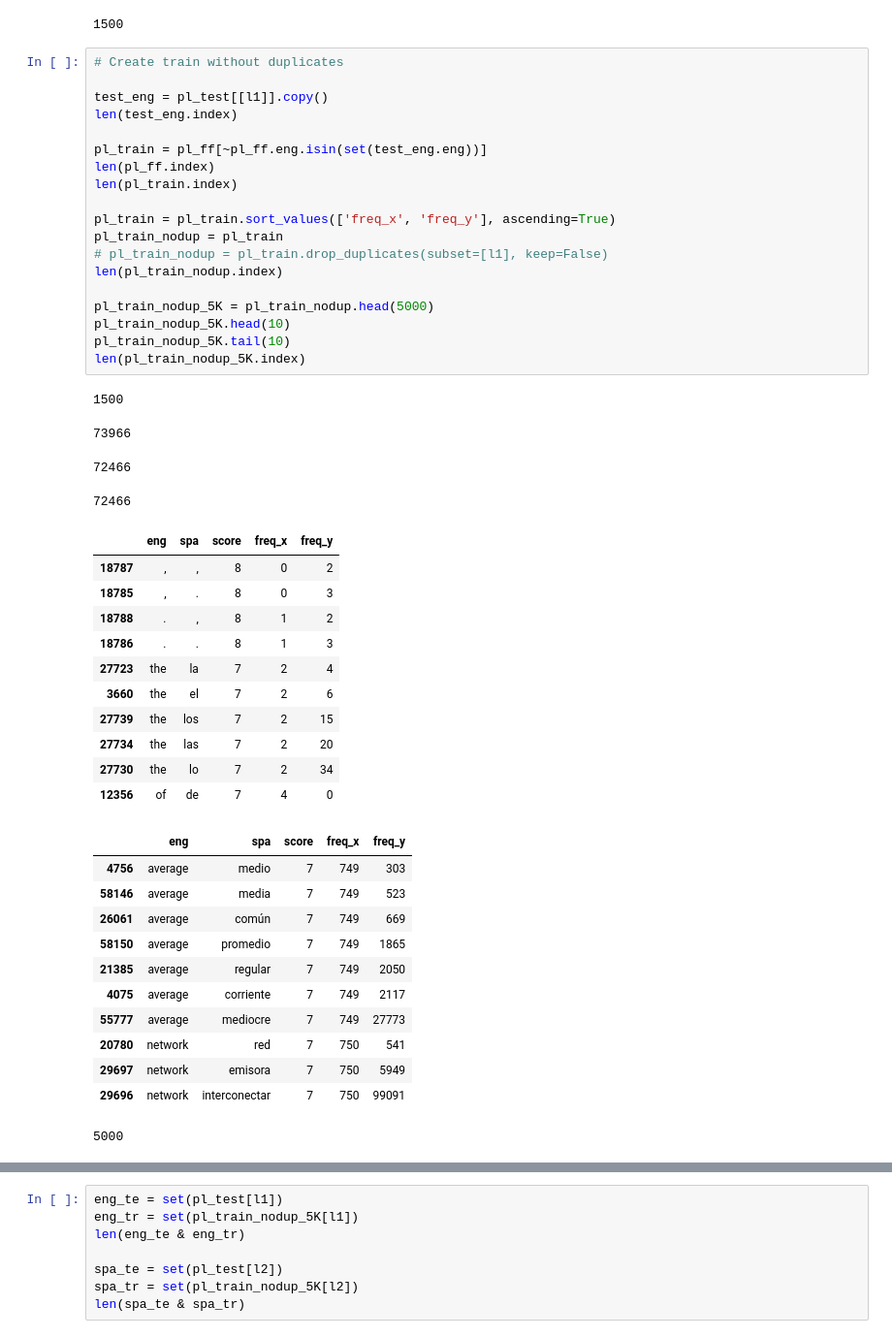
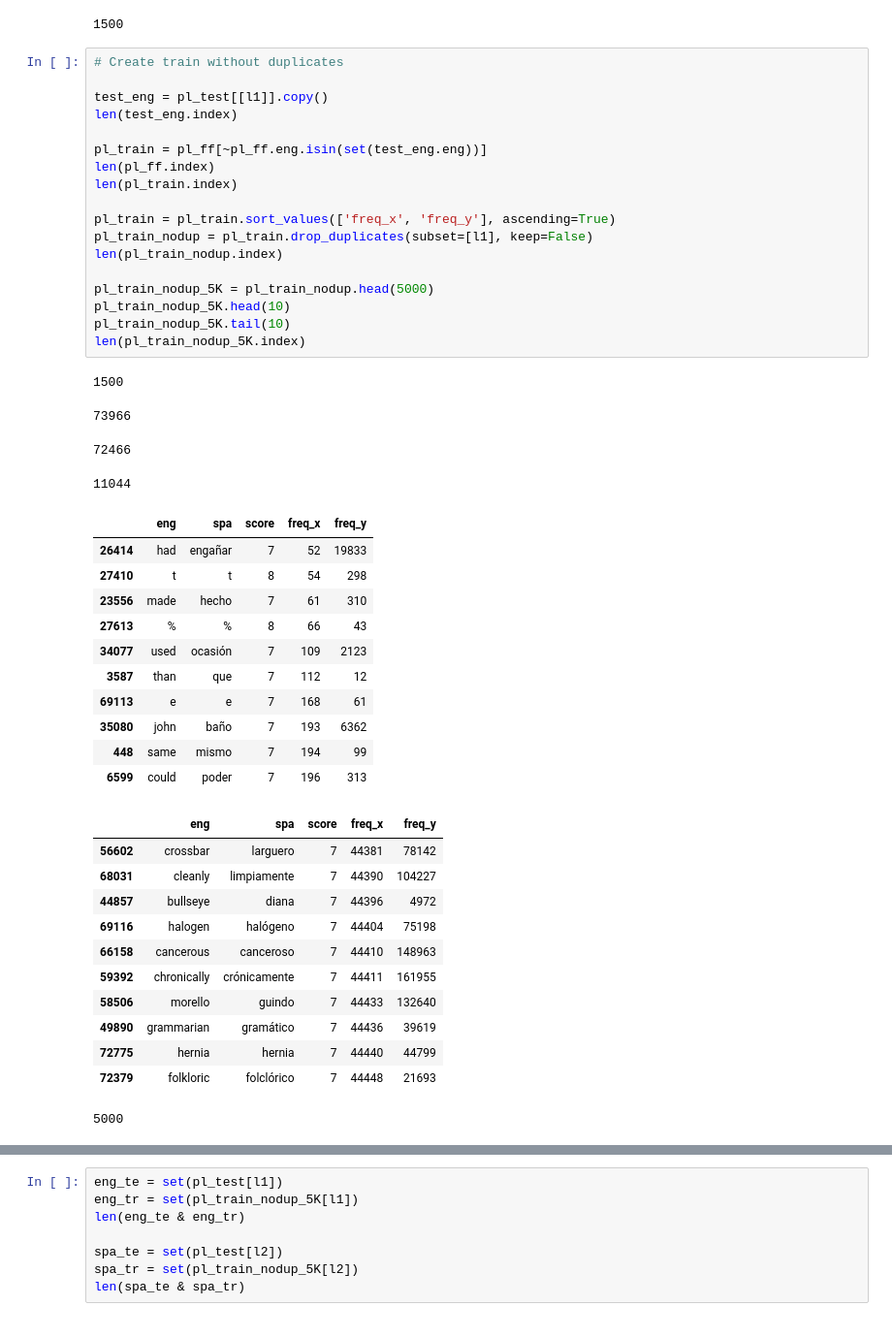
Before and after one commit to Eszti/dipterv, a Jupyter notebook: notebooks/panlex_experiments/gen_eng_spa.ipynb, the cells around one changed output, grey strips where cells are left out. Shown: that part at 97% size. Drawn from its saved outputs; the diff is of its cells as text.

```diff
--- a/notebooks/panlex_experiments/gen_eng_spa.ipynb
+++ b/notebooks/panlex_experiments/gen_eng_spa.ipynb
@@ -189,47 +189,46 @@ len(pl_test.index)
 # %%
 # Create train without duplicates
 
 test_eng = pl_test[[l1]].copy()
 len(test_eng.index)
 
 pl_train = pl_ff[~pl_ff.eng.isin(set(test_eng.eng))]
 len(pl_ff.index)
 len(pl_train.index)
 
 pl_train = pl_train.sort_values(['freq_x', 'freq_y'], ascending=True)
-pl_train_nodup = pl_train
-# pl_train_nodup = pl_train.drop_duplicates(subset=[l1], keep=False)
+pl_train_nodup = pl_train.drop_duplicates(subset=[l1], keep=False)
 len(pl_train_nodup.index)
 
 pl_train_nodup_5K = pl_train_nodup.head(5000)
 pl_train_nodup_5K.head(10)
 pl_train_nodup_5K.tail(10)
 len(pl_train_nodup_5K.index)
 # %% [output]
 1500
 73966
 72466
-72466
+11044
 |  | eng | spa | score | freq_x | freq_y |
-| 18787 | , | , | 8 | 0 | 2 |
-| 18785 | , | . | 8 | 0 | 3 |
-| 18788 | . | , | 8 | 1 | 2 |
-| 18786 | . | . | 8 | 1 | 3 |
-| 27723 | the | la | 7 | 2 | 4 |
-| 3660 | the | el | 7 | 2 | 6 |
-| 27739 | the | los | 7 | 2 | 15 |
-| 27734 | the | las | 7 | 2 | 20 |
-| 27730 | the | lo | 7 | 2 | 34 |
-| 12356 | of | de | 7 | 4 | 0 |
+| 26414 | had | engañar | 7 | 52 | 19833 |
+| 27410 | t | t | 8 | 54 | 298 |
+| 23556 | made | hecho | 7 | 61 | 310 |
+| 27613 | % | % | 8 | 66 | 43 |
+| 34077 | used | ocasión | 7 | 109 | 2123 |
+| 3587 | than | que | 7 | 112 | 12 |
+| 69113 | e | e | 7 | 168 | 61 |
+| 35080 | john | baño | 7 | 193 | 6362 |
+| 448 | same | mismo | 7 | 194 | 99 |
+| 6599 | could | poder | 7 | 196 | 313 |
 |  | eng | spa | score | freq_x | freq_y |
-| 4756 | average | medio | 7 | 749 | 303 |
-| 58146 | average | media | 7 | 749 | 523 |
-| 26061 | average | común | 7 | 749 | 669 |
-| 58150 | average | promedio | 7 | 749 | 1865 |
-| 21385 | average | regular | 7 | 749 | 2050 |
-| 4075 | average | corriente | 7 | 749 | 2117 |
-| 55777 | average | mediocre | 7 | 749 | 27773 |
-| 20780 | network | red | 7 | 750 | 541 |
-| 29697 | network | emisora | 7 | 750 | 5949 |
-| 29696 | network | interconectar | 7 | 750 | 99091 |
+| 56602 | crossbar | larguero | 7 | 44381 | 78142 |
+| 68031 | cleanly | limpiamente | 7 | 44390 | 104227 |
+| 44857 | bullseye | diana | 7 | 44396 | 4972 |
+| 69116 | halogen | halógeno | 7 | 44404 | 75198 |
+| 66158 | cancerous | canceroso | 7 | 44410 | 148963 |
+| 59392 | chronically | crónicamente | 7 | 44411 | 161955 |
+| 58506 | morello | guindo | 7 | 44433 | 132640 |
+| 49890 | grammarian | gramático | 7 | 44436 | 39619 |
+| 72775 | hernia | hernia | 7 | 44440 | 44799 |
+| 72379 | folkloric | folclórico | 7 | 44448 | 21693 |
 5000
```
Also changed, not shown: parts of 1 cell of this notebook.
